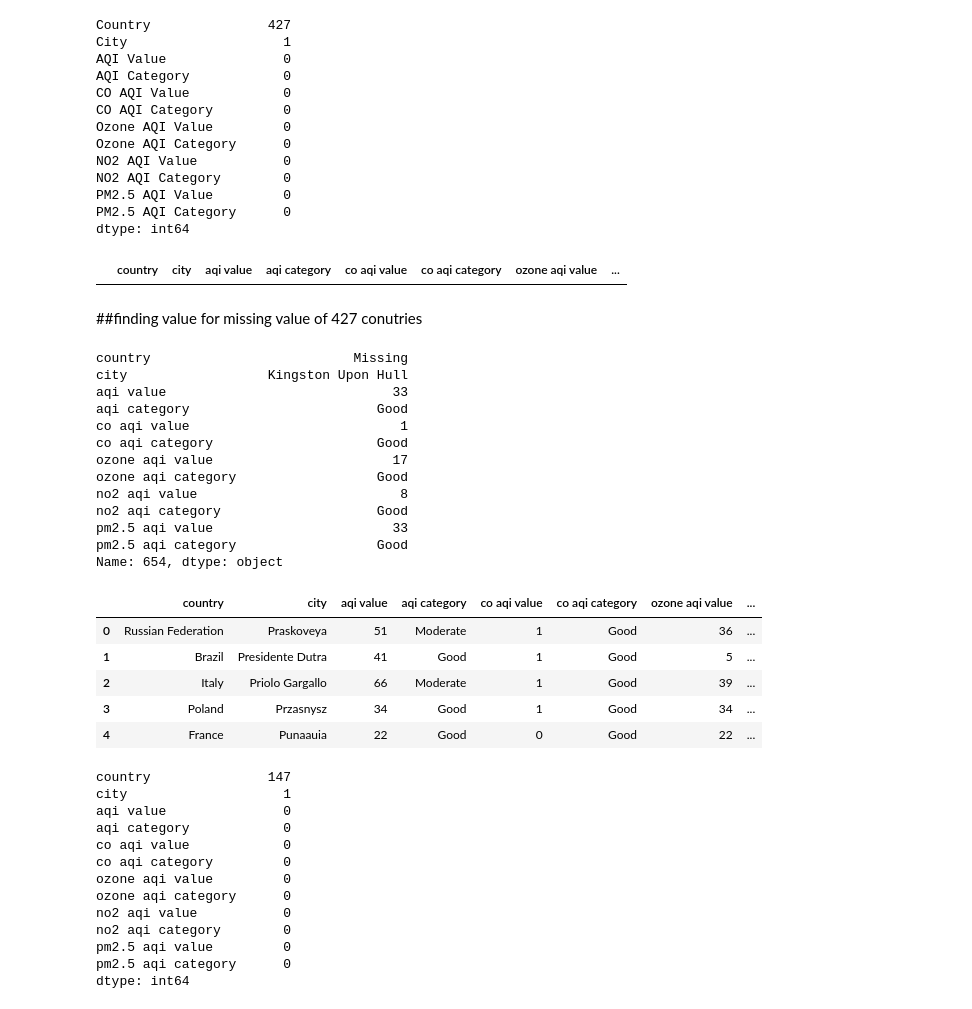
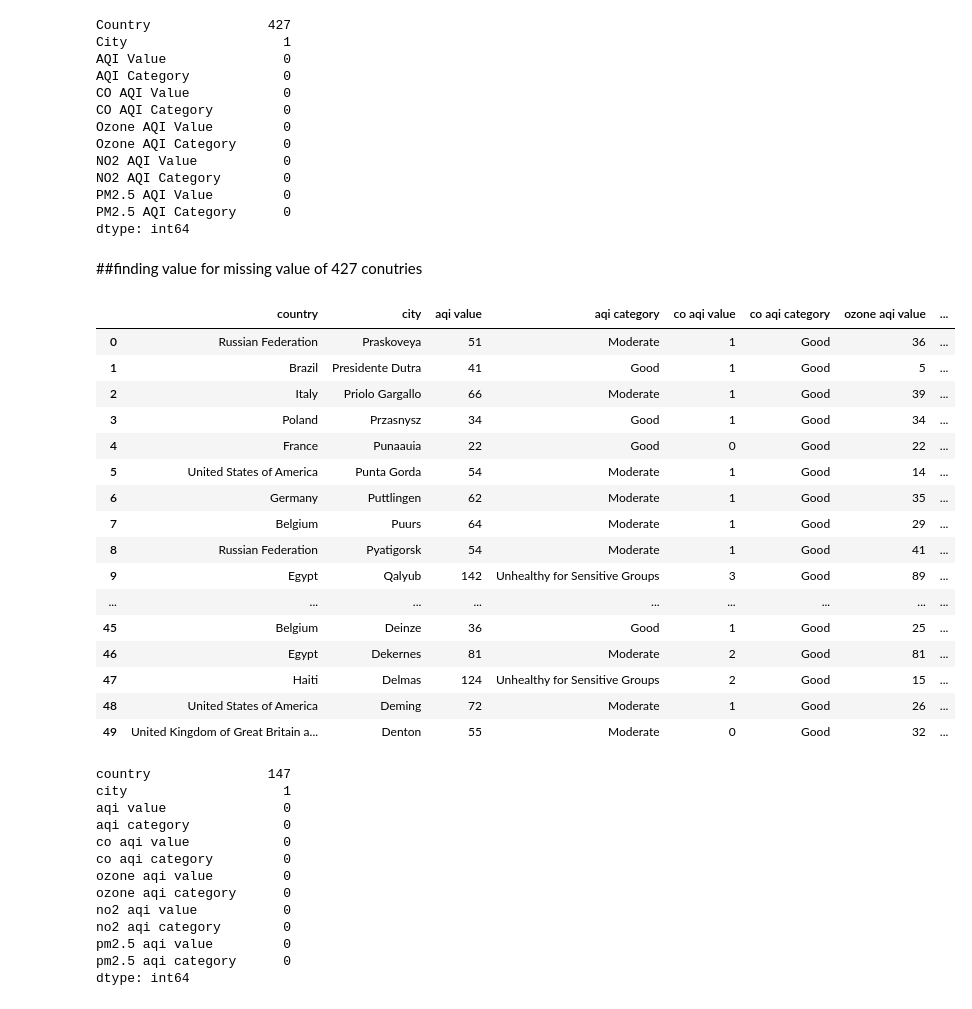
Before and after one commit to fnasiri1990/PROJECT_DA_REDI, a Jupyter notebook: project.ipynb, the cells around one changed output. Saved outputs shown, nothing was run; the diff lists cells and outputs as text; code cells hidden in the pictures.

```diff
--- a/project.ipynb
+++ b/project.ipynb
@@ -60,0 +51,3 @@ global_pollution_df[global_pollution_df['Country'] == 'France']
+# %%
+global_pollution_df.columns = map(str.lower, global_pollution_df.columns)
+global_pollution_df.head(50)
@@ -121,39 +135,28 @@ global_pollution_df.City.dropna(inplace=True)
-# %%
-
-missing_countries = global_pollution_df[global_pollution_df['country'] == 'Missing']
-missing_countries
-# %% [output]
-|  | country | city | aqi value | aqi category | co aqi value | co aqi category | ozone aqi value | ... |
 # %% [markdown]
 ##finding value for missing value of 427 conutries
 # %%
 #getting dataset which contains city of the world
 
-city_country_df=pd.read_csv("/home/eli/ReDI/excersice/data/worldcities.csv")
-
-city_to_country=pd.Series(city_country_df.country.values,index=df_city.city).to_dict
+city_to_country_df=pd.read_csv("/home/eli/ReDI/excersice/data/worldcities.csv")
-# %% [output]
-country                          Missing
-city                  Kingston Upon Hull
-aqi value                             33
-aqi category                        Good
-co aqi value                           1
-co aqi category                     Good
-ozone aqi value                       17
-ozone aqi category                  Good
-no2 aqi value                          8
-no2 aqi category                    Good
-pm2.5 aqi value                       33
-pm2.5 aqi category                  Good
-Name: 654, dtype: object
 # %%
-df.columns = map(str.lower, df.columns)
-df.head()
+global_pollution_df.columns = map(str.lower, global_pollution_df.columns)
+global_pollution_df.head(50)
 # %% [output]
 |  | country | city | aqi value | aqi category | co aqi value | co aqi category | ozone aqi value | ... |
 | 0 | Russian Federation | Praskoveya | 51 | Moderate | 1 | Good | 36 | ... |
 | 1 | Brazil | Presidente Dutra | 41 | Good | 1 | Good | 5 | ... |
 | 2 | Italy | Priolo Gargallo | 66 | Moderate | 1 | Good | 39 | ... |
 | 3 | Poland | Przasnysz | 34 | Good | 1 | Good | 34 | ... |
 | 4 | France | Punaauia | 22 | Good | 0 | Good | 22 | ... |
+| 5 | United States of America | Punta Gorda | 54 | Moderate | 1 | Good | 14 | ... |
+| 6 | Germany | Puttlingen | 62 | Moderate | 1 | Good | 35 | ... |
+| 7 | Belgium | Puurs | 64 | Moderate | 1 | Good | 29 | ... |
+| 8 | Russian Federation | Pyatigorsk | 54 | Moderate | 1 | Good | 41 | ... |
+| 9 | Egypt | Qalyub | 142 | Unhealthy for Sensitive Groups | 3 | Good | 89 | ... |
+| ... | ... | ... | ... | ... | ... | ... | ... | ... |
+| 45 | Belgium | Deinze | 36 | Good | 1 | Good | 25 | ... |
+| 46 | Egypt | Dekernes | 81 | Moderate | 2 | Good | 81 | ... |
+| 47 | Haiti | Delmas | 124 | Unhealthy for Sensitive Groups | 2 | Good | 15 | ... |
+| 48 | United States of America | Deming | 72 | Moderate | 1 | Good | 26 | ... |
+| 49 | United Kingdom of Great Britain a... | Denton | 55 | Moderate | 0 | Good | 32 | ... |
 # %%
```
Also changed, not shown: parts of 12 cells of this notebook.
